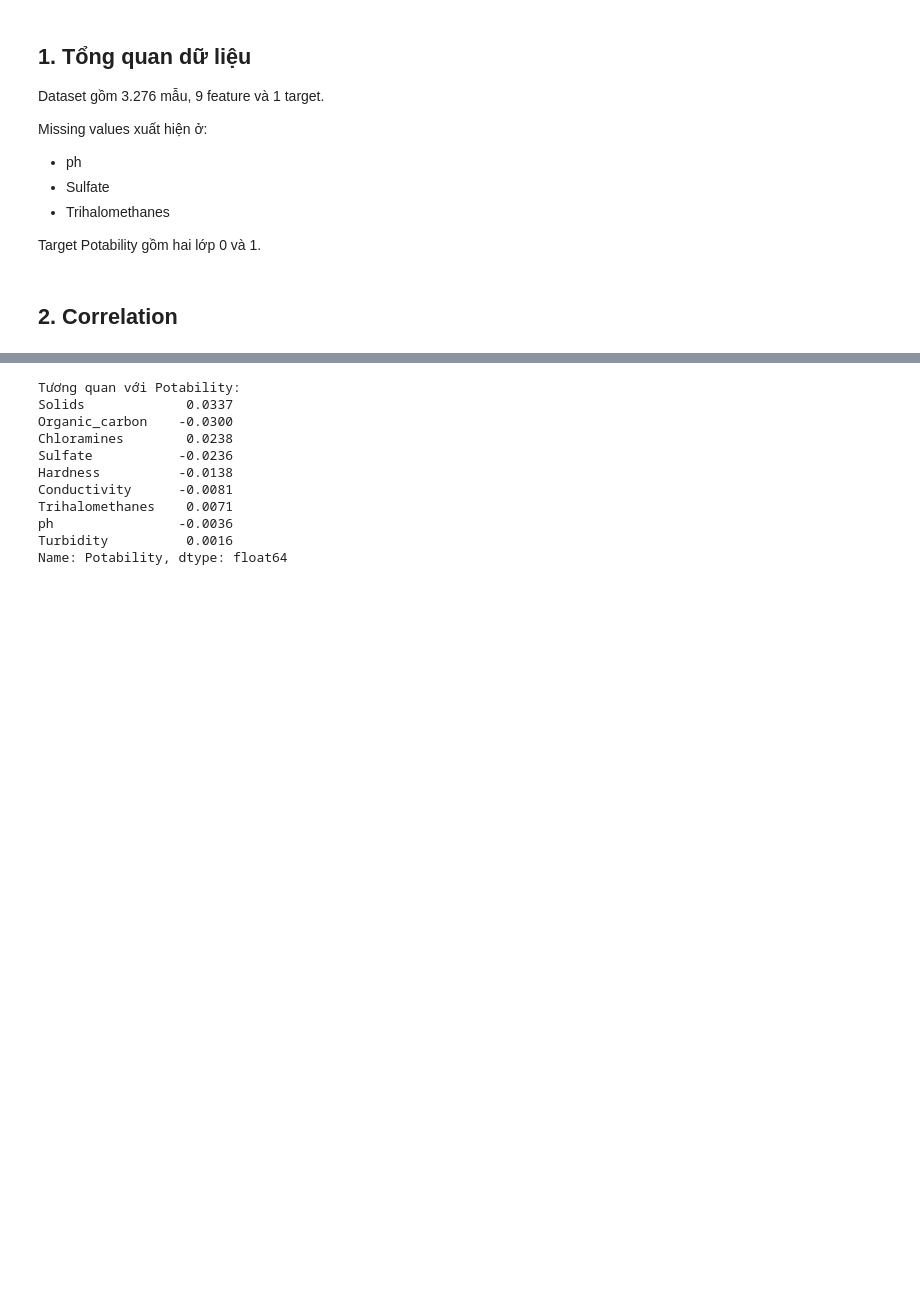
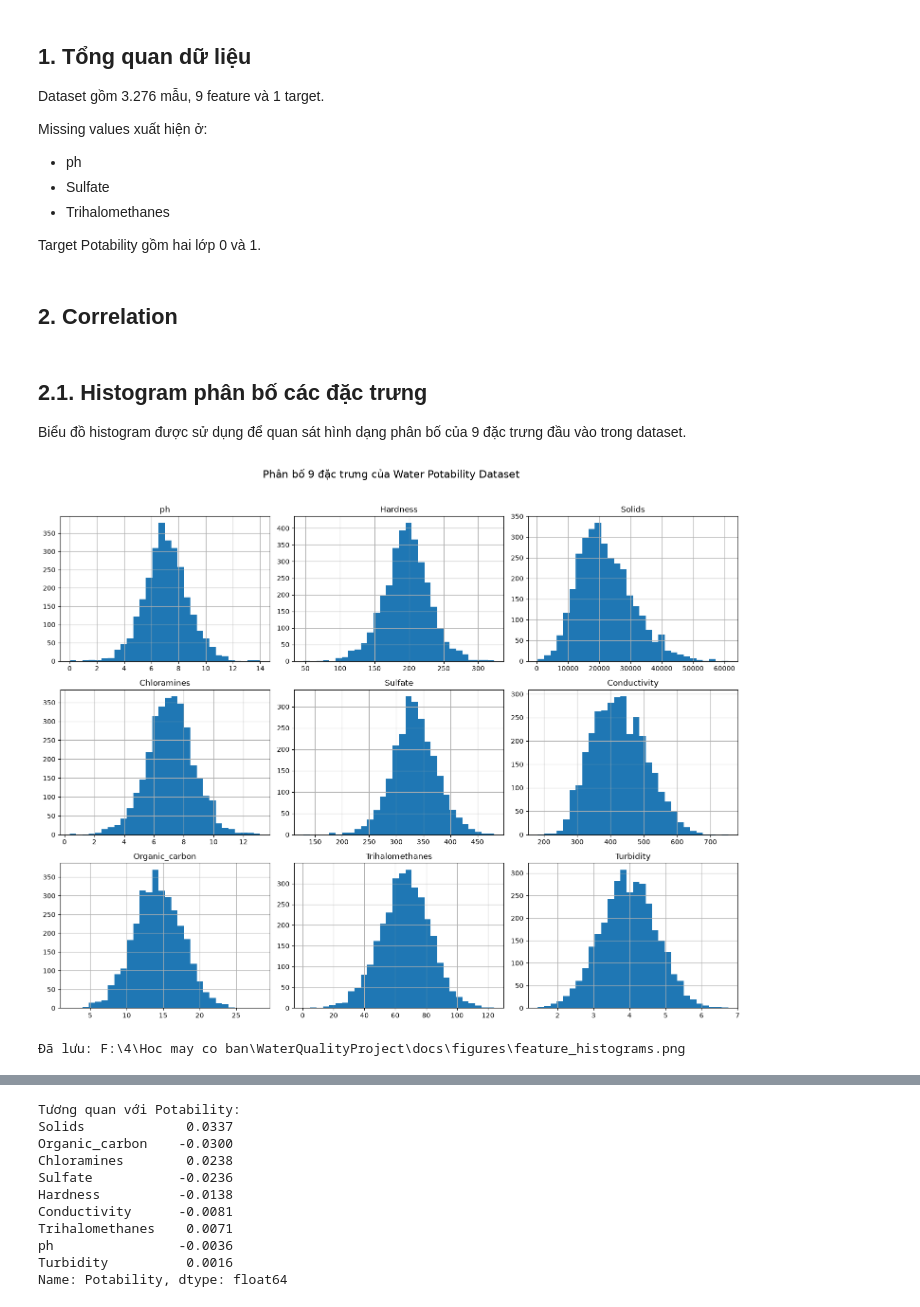
Before and after one commit to hoangthiyen01112005-ux/05_10123080_12523094_PhanLoaiChatLuongNuocUong, a Jupyter notebook: ai-models/colab/01_eda.ipynb, the cells around one changed output, grey strips where cells are left out. Drawn from its saved outputs; the diff is of its cells as text; code cells hidden in the pictures; blank space fills up the shorter version.

Commit message:
eda: add feature distribution histograms

```diff
--- a/ai-models/colab/01_eda.ipynb
+++ b/ai-models/colab/01_eda.ipynb
@@ -184,3 +184,48 @@ Missing values xuất hiện ở:
 Target Potability gồm hai lớp 0 và 1.
 # %% [markdown]
 ## 2. Correlation
+# %% [markdown]
+## 2.1. Histogram phân bố các đặc trưng
+
+Biểu đồ histogram được sử dụng để quan sát hình dạng phân bố của 9 đặc trưng đầu vào trong dataset.
+# %%
+feature_columns = [
+    column
+    for column in df.columns
+    if column != "Potability"
+]
+
+axes = df[feature_columns].hist(
+    bins=30,
+    figsize=(15, 12)
+)
+
+plt.suptitle(
+    "Phân bố 9 đặc trưng của Water Potability Dataset",
+    fontsize=16
+)
+
+plt.tight_layout(
+    rect=[0, 0, 1, 0.96]
+)
+
+histogram_path = (
+    figures_dir
+    / "feature_histograms.png"
+)
+
+plt.savefig(
+    histogram_path,
+    dpi=300,
+    bbox_inches="tight"
+)
+
+plt.show()
+
+print(
+    "Đã lưu:",
+    histogram_path
+)
+# %% [output]
+[figure, added]
+Đã lưu: F:\4\Hoc may co ban\WaterQualityProject\docs\figures\feature_histograms.png
```
Also changed, not shown: parts of 1 cell of this notebook, 1 other file.
